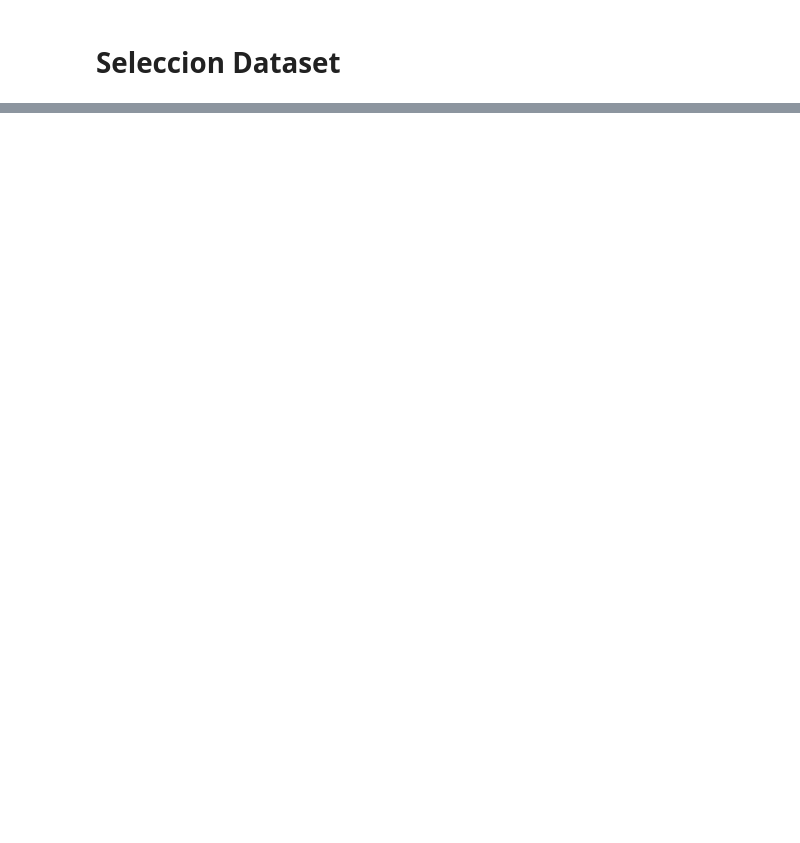
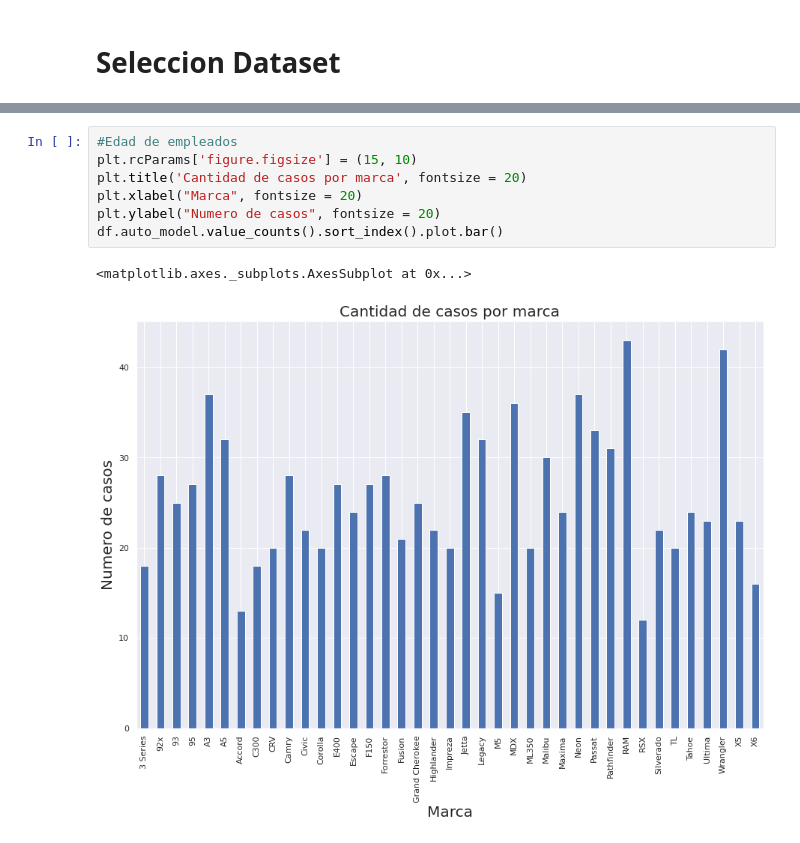
Before and after one commit to edx04/data-science, a Jupyter notebook: Entrega1Arellano.ipynb, the cells around one changed output, grey strips where cells are left out. Cells and saved outputs as stored; diff of their text form; blank space fills up the shorter version.

```diff
--- a/Entrega1Arellano.ipynb
+++ b/Entrega1Arellano.ipynb
@@ -39,0 +144,10 @@ El dataset que se va usar es
+# %%
+#Edad de empleados
+plt.rcParams['figure.figsize'] = (15, 10)
+plt.title('Cantidad de casos por marca', fontsize = 20)
+plt.xlabel("Marca", fontsize = 20)
+plt.ylabel("Numero de casos", fontsize = 20)
+df.auto_model.value_counts().sort_index().plot.bar()
+# %% [output]
+<matplotlib.axes._subplots.AxesSubplot at 0x...>
+[figure, added]
```
Also changed, not shown: parts of 19 cells of this notebook.
